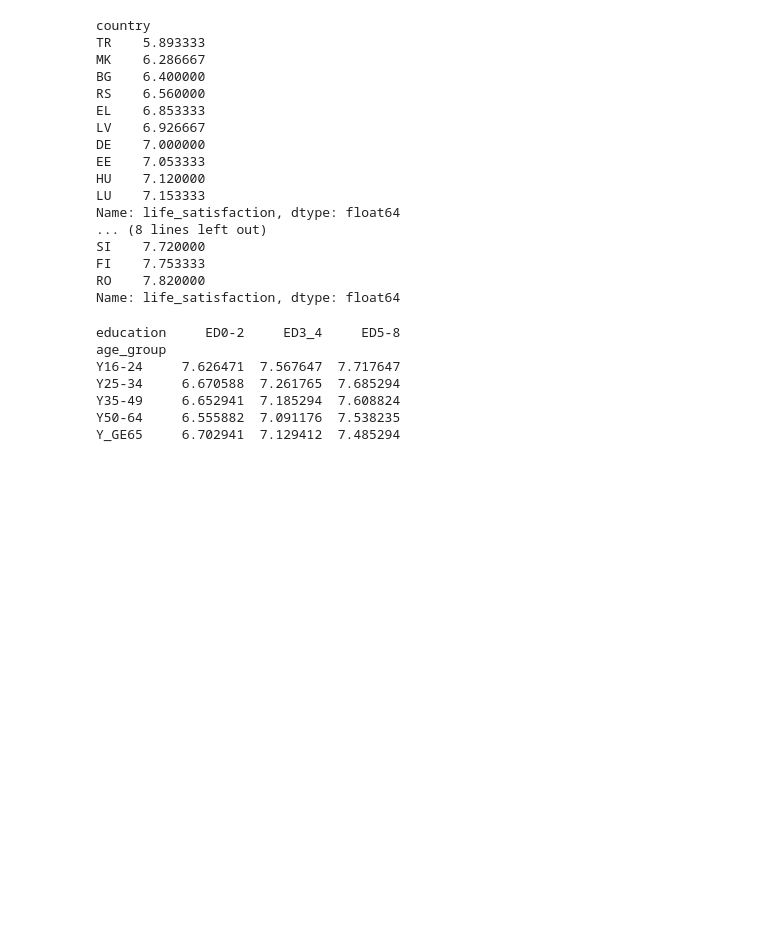
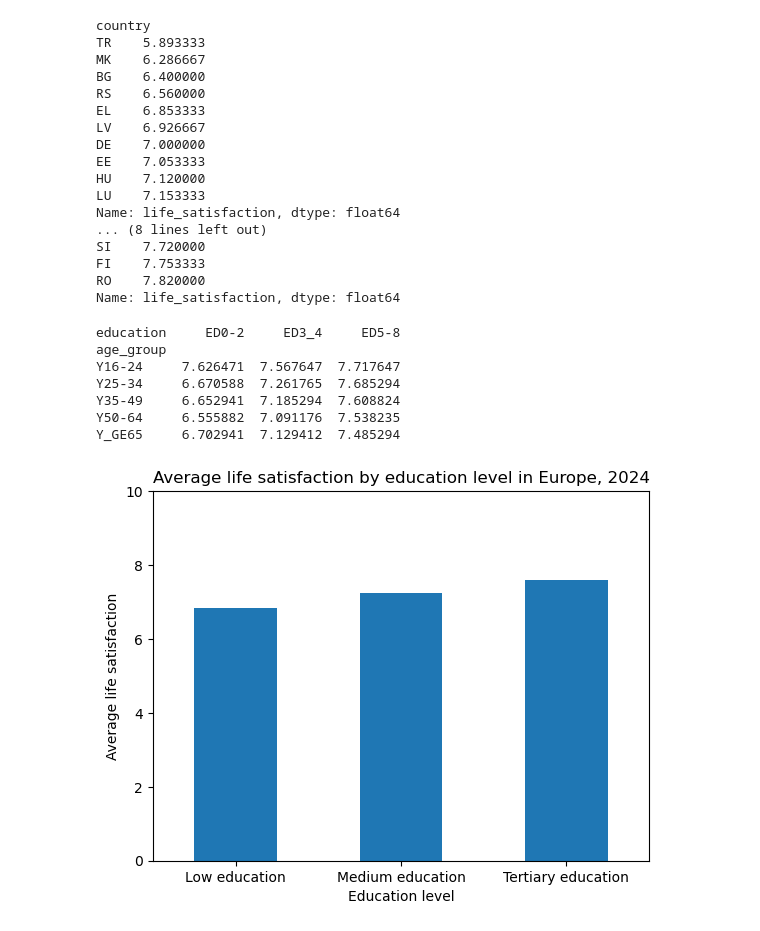
Before and after one commit to lisaanselme-tech/projet-python, a Jupyter notebook: Project.ipynb, the cells around one changed output. Drawn from its saved outputs; the diff is of its cells as text; code cells hidden in the pictures; blank space fills up the shorter version.

```diff
--- a/Project.ipynb
+++ b/Project.ipynb
@@ -205,3 +205,35 @@ Y25-34     6.670588  7.261765  7.685294
 Y35-49     6.652941  7.185294  7.608824
 Y50-64     6.555882  7.091176  7.538235
 Y_GE65     6.702941  7.129412  7.485294
+# %%
+#Figure 1: Average life satisfaction by education level
+
+import matplotlib.pyplot as plt
+
+# Calculate average life satisfaction by education level
+mean_by_education = df_filtered.groupby("education")["life_satisfaction"].mean()
+
+# Rename education categories for clearer labels
+education_labels = {
+    "ED0-2": "Low education",
+    "ED3_4": "Medium education",
+    "ED5-8": "Tertiary education"
+}
+
+mean_by_education = mean_by_education.rename(index=education_labels)
+
+# Create the bar chart
+mean_by_education.plot(kind="bar")
+
+plt.title("Average life satisfaction by education level in Europe, 2024")
+plt.xlabel("Education level")
+plt.ylabel("Average life satisfaction")
+plt.ylim(0, 10)
+plt.xticks(rotation=0)
+
+# Save the figure
+plt.savefig("figure_1_life_satisfaction_by_education.png", dpi=300, bbox_inches="tight")
+
+plt.show()
+# %% [output]
+[figure, added]
```
Also changed, not shown: parts of 17 cells of this notebook, 23 other files.
